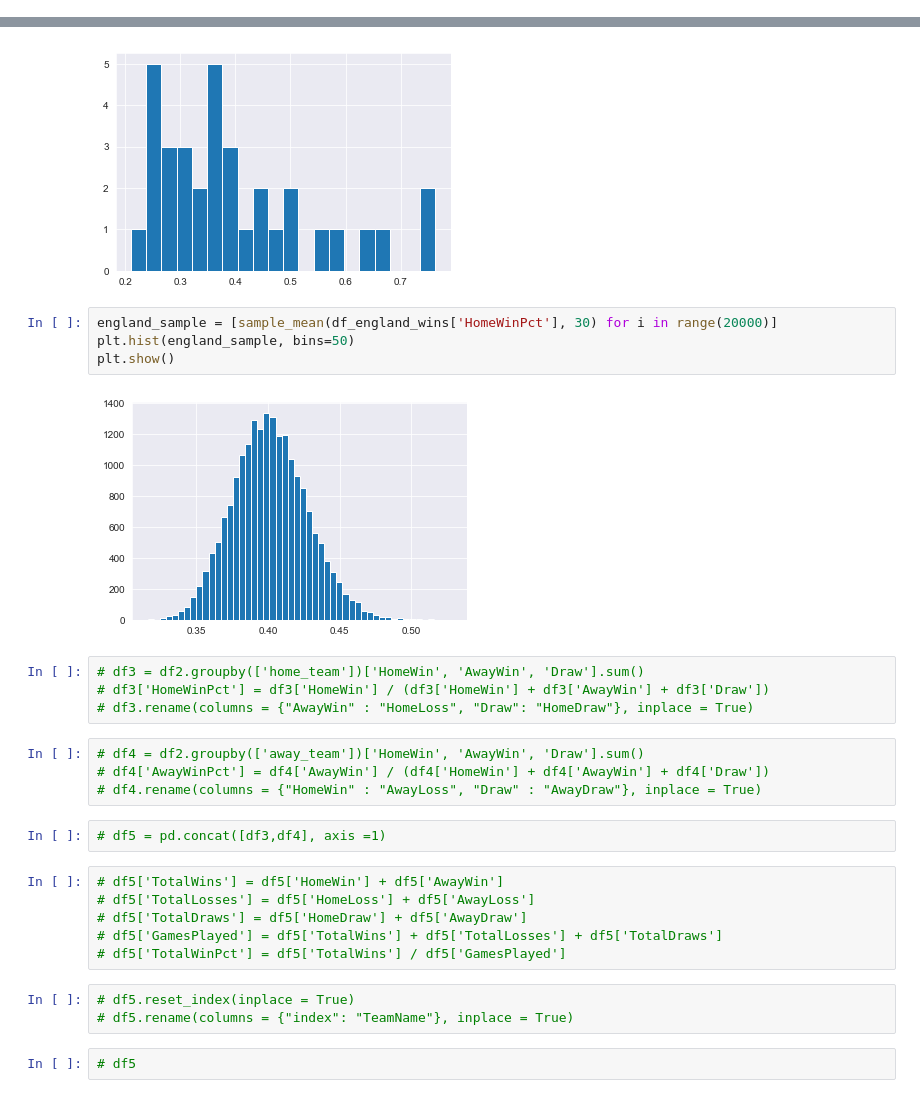
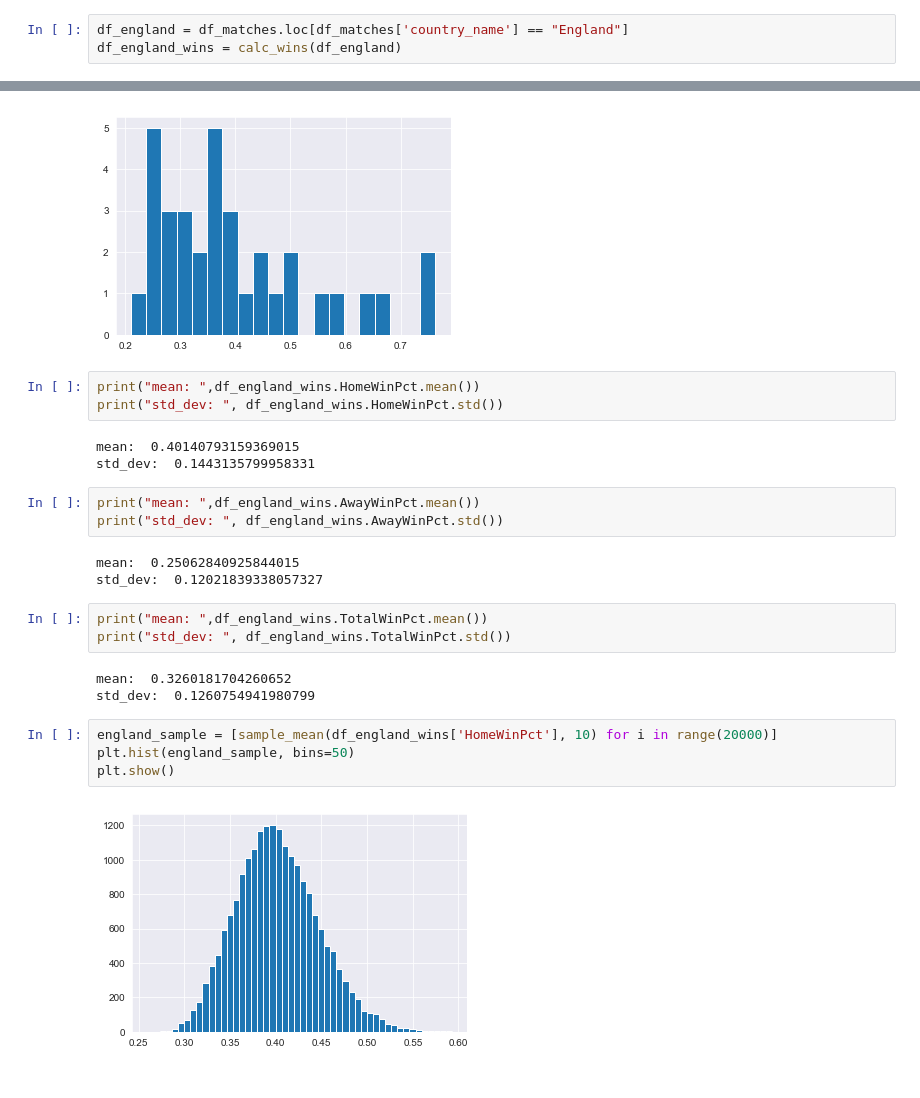
Before and after one commit to dmart49/Mod_03_Project, a Jupyter notebook: Mod_03_Project_Daniel_Question.ipynb, the cells around one changed output, grey strips where cells are left out. Saved outputs shown, nothing was run; the diff lists cells and outputs as text.

```diff
--- a/Mod_03_Project_Daniel_Question.ipynb
+++ b/Mod_03_Project_Daniel_Question.ipynb
@@ -93,6 +53,9 @@ df_matches.head()
 | 2 | 24561 | Switzerland | Switzerland Super League | 2008/2009 | 1 | 2008-07-20 00:00:00 | FC Luzern | FC Vaduz | 1 | ... |
 | 3 | 24562 | Switzerland | Switzerland Super League | 2008/2009 | 1 | 2008-07-20 00:00:00 | Neuchâtel Xamax | FC Zürich | 1 | ... |
 | 4 | 24613 | Switzerland | Switzerland Super League | 2008/2009 | 2 | 2008-07-23 00:00:00 | FC Basel | Grasshopper Club Zürich | 1 | ... |
+# %%
+df_england = df_matches.loc[df_matches['country_name'] == "England"]
+df_england_wins = calc_wins(df_england)
 # %%
 df_results = calc_wins(df_matches)
 print(df_results.shape)
@@ -174,30 +120,27 @@ plt.hist(df_england_wins['HomeWinPct'], bins =20)
 plt.show()
 # %% [output]
 [figure]
+# %%
+print("mean: ",df_england_wins.HomeWinPct.mean())
+print("std_dev: ", df_england_wins.HomeWinPct.std())
+# %% [output]
+mean:  0.40140793159369015
+std_dev:  0.1443135799958331
+# %%
+print("mean: ",df_england_wins.AwayWinPct.mean())
+print("std_dev: ", df_england_wins.AwayWinPct.std())
+# %% [output]
+mean:  0.25062840925844015
+std_dev:  0.12021839338057327
+# %%
+print("mean: ",df_england_wins.TotalWinPct.mean())
+print("std_dev: ", df_england_wins.TotalWinPct.std())
+# %% [output]
+mean:  0.3260181704260652
+std_dev:  0.1260754941980799
 # %%
-england_sample = [sample_mean(df_england_wins['HomeWinPct'], 30) for i in range(20000)]
+england_sample = [sample_mean(df_england_wins['HomeWinPct'], 10) for i in range(20000)]
 plt.hist(england_sample, bins=50)
 plt.show()
 # %% [output]
-[figure, old version]
+[figure, new version]
-# %%
-# df3 = df2.groupby(['home_team'])['HomeWin', 'AwayWin', 'Draw'].sum()
-# df3['HomeWinPct'] = df3['HomeWin'] / (df3['HomeWin'] + df3['AwayWin'] + df3['Draw'])
-# df3.rename(columns = {"AwayWin" : "HomeLoss", "Draw": "HomeDraw"}, inplace = True)
-# %%
-# df4 = df2.groupby(['away_team'])['HomeWin', 'AwayWin', 'Draw'].sum()
-# df4['AwayWinPct'] = df4['AwayWin'] / (df4['HomeWin'] + df4['AwayWin'] + df4['Draw'])
-# df4.rename(columns = {"HomeWin" : "AwayLoss", "Draw" : "AwayDraw"}, inplace = True)
-# %%
-# df5 = pd.concat([df3,df4], axis =1)
-# %%
-# df5['TotalWins'] = df5['HomeWin'] + df5['AwayWin']
-# df5['TotalLosses'] = df5['HomeLoss'] + df5['AwayLoss']
-# df5['TotalDraws'] = df5['HomeDraw'] + df5['AwayDraw']
-# df5['GamesPlayed'] = df5['TotalWins'] + df5['TotalLosses'] + df5['TotalDraws']
-# df5['TotalWinPct'] = df5['TotalWins'] / df5['GamesPlayed']
-# %%
-# df5.reset_index(inplace = True)
-# df5.rename(columns = {"index": "TeamName"}, inplace = True)
-# %%
-# df5
```
Also changed, not shown: parts of 29 cells of this notebook.
